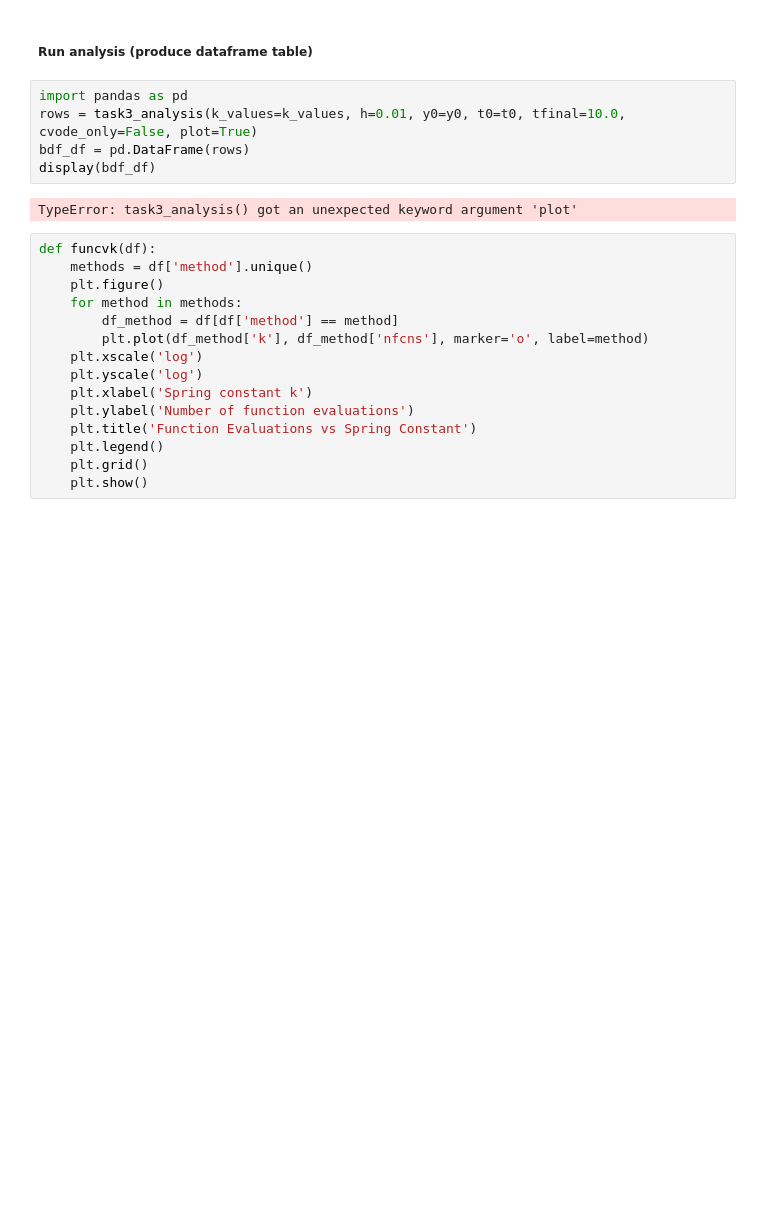
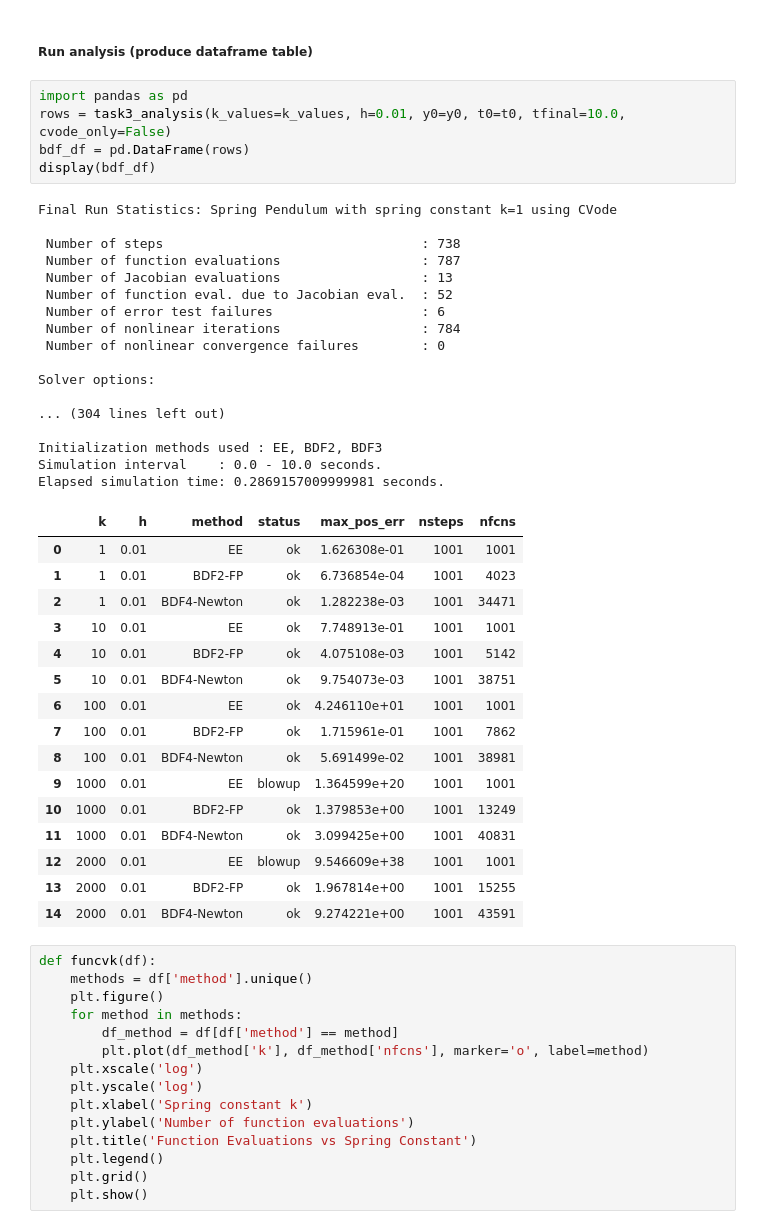
Before and after one commit to msvenssons/NUMN26, a Jupyter notebook: project1.ipynb, the cells around one changed output. Saved outputs shown, nothing was run; the diff lists cells and outputs as text; blank space fills up the shorter version.

```diff
--- a/project1.ipynb
+++ b/project1.ipynb
@@ -453,11 +453,43 @@ def task3_analysis(k_values, h, y0, t0, tfinal, rtol=1e-10, atol=1e-12, maxord=N
 ##### Run analysis (produce dataframe table)
 # %%
 import pandas as pd
-rows = task3_analysis(k_values=k_values, h=0.01, y0=y0, t0=t0, tfinal=10.0, cvode_only=False, plot=True)
+rows = task3_analysis(k_values=k_values, h=0.01, y0=y0, t0=t0, tfinal=10.0, cvode_only=False)
 bdf_df = pd.DataFrame(rows)
 display(bdf_df)
 # %% [output]
-TypeError: task3_analysis() got an unexpected keyword argument 'plot'
+Final Run Statistics: Spring Pendulum with spring constant k=1 using CVode
+
+ Number of steps                                 : 738
+ Number of function evaluations                  : 787
+ Number of Jacobian evaluations                  : 13
+ Number of function eval. due to Jacobian eval.  : 52
+ Number of error test failures                   : 6
+ Number of nonlinear iterations                  : 784
+ Number of nonlinear convergence failures        : 0
+
+Solver options:
+
+... (304 lines left out)
+
+Initialization methods used : EE, BDF2, BDF3
+Simulation interval    : 0.0 - 10.0 seconds.
+Elapsed simulation time: 0.2869157009999981 seconds.
+|  | k | h | method | status | max_pos_err | nsteps | nfcns |
+| 0 | 1 | 0.01 | EE | ok | 1.626308e-01 | 1001 | 1001 |
+| 1 | 1 | 0.01 | BDF2-FP | ok | 6.736854e-04 | 1001 | 4023 |
+| 2 | 1 | 0.01 | BDF4-Newton | ok | 1.282238e-03 | 1001 | 34471 |
+| 3 | 10 | 0.01 | EE | ok | 7.748913e-01 | 1001 | 1001 |
+| 4 | 10 | 0.01 | BDF2-FP | ok | 4.075108e-03 | 1001 | 5142 |
+| 5 | 10 | 0.01 | BDF4-Newton | ok | 9.754073e-03 | 1001 | 38751 |
+| 6 | 100 | 0.01 | EE | ok | 4.246110e+01 | 1001 | 1001 |
+| 7 | 100 | 0.01 | BDF2-FP | ok | 1.715961e-01 | 1001 | 7862 |
+| 8 | 100 | 0.01 | BDF4-Newton | ok | 5.691499e-02 | 1001 | 38981 |
+| 9 | 1000 | 0.01 | EE | blowup | 1.364599e+20 | 1001 | 1001 |
+| 10 | 1000 | 0.01 | BDF2-FP | ok | 1.379853e+00 | 1001 | 13249 |
+| 11 | 1000 | 0.01 | BDF4-Newton | ok | 3.099425e+00 | 1001 | 40831 |
+| 12 | 2000 | 0.01 | EE | blowup | 9.546609e+38 | 1001 | 1001 |
+| 13 | 2000 | 0.01 | BDF2-FP | ok | 1.967814e+00 | 1001 | 15255 |
+| 14 | 2000 | 0.01 | BDF4-Newton | ok | 9.274221e+00 | 1001 | 43591 |
 # %%
 def funcvk(df):
     methods = df['method'].unique()
```
